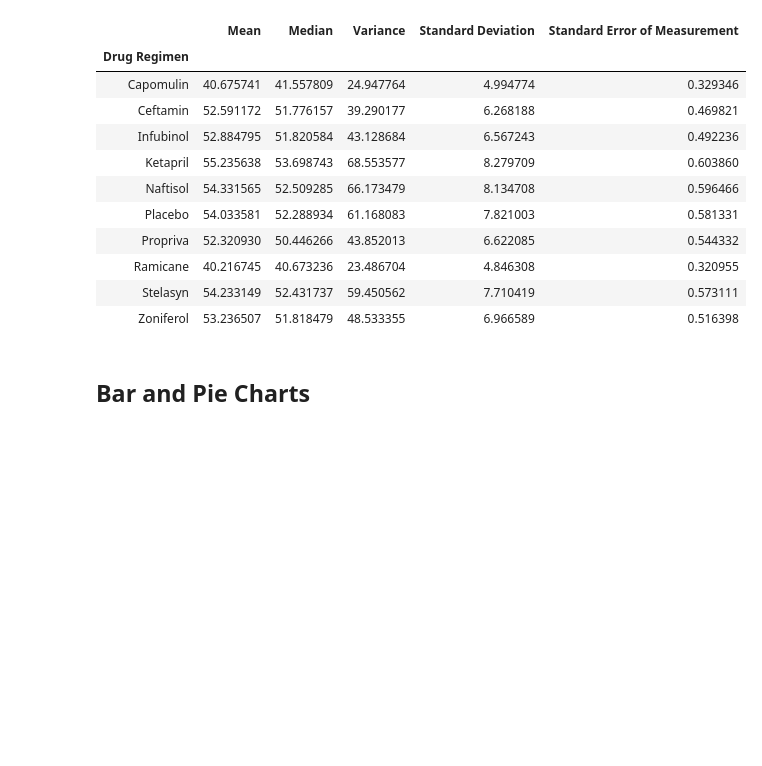
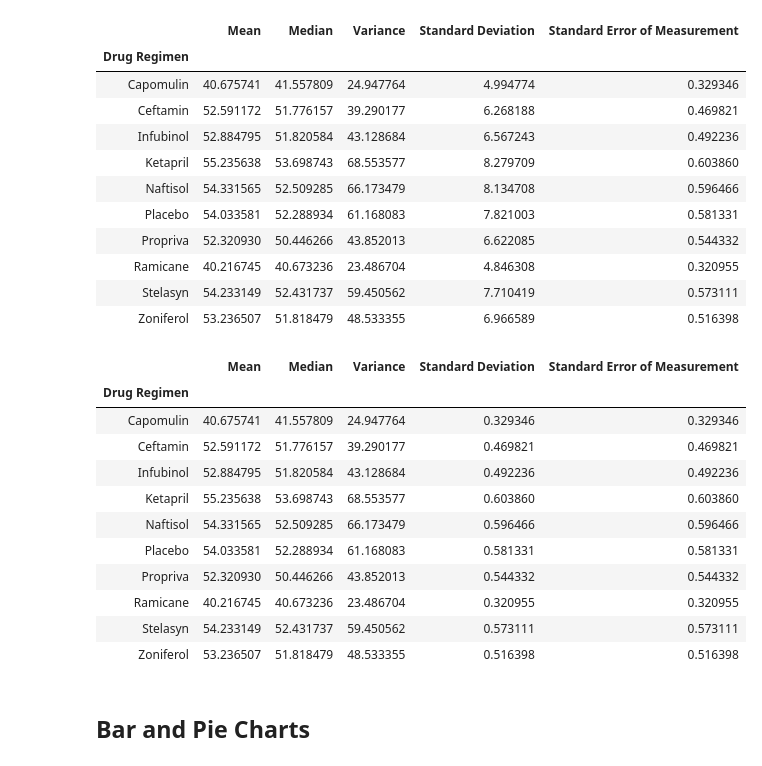
Before and after one commit to blt1339/matplotlib-challenge, a Jupyter notebook: Pymaceuticals/pymaceuticals.ipynb, the cells around one changed output. Cells and saved outputs as stored; diff of their text form; code cells hidden in the pictures; blank space fills up the shorter version.

Commit message:
Add code to create the summary statistics table using groupby and aggregate
Add code to create the summary statistics table using groupby and aggregate.

```diff
--- a/Pymaceuticals/pymaceuticals.ipynb
+++ b/Pymaceuticals/pymaceuticals.ipynb
@@ -136,8 +136,27 @@ tumor_volume_df
 | Zoniferol | 53.236507 | 51.818479 | 48.533355 | 6.966589 | 0.516398 |
 # %%
 # Generate a summary statistics table of mean, median, variance, standard deviation, and SEM of the tumor volume for each regimen
-
 # This method produces everything in a single groupby function
+summary_statistics_df = cleaned_combined_mouse_df.groupby('Drug Regimen')['Tumor Volume (mm3)'].agg([('Mean', 'mean'),
+                                                                                                     ("Median",'median'),
+                                                                                                     ("Variance",'var'),
+                                                                                                     ("Standard Deviation",'sem'),
+                                                                                                     ("Standard Error of Measurement",'sem')
+                                                                                                    ])
+summary_statistics_df
+# %% [output]
+|  | Mean | Median | Variance | Standard Deviation | Standard Error of Measurement |
+| Drug Regimen |  |  |  |  |  |
+| Capomulin | 40.675741 | 41.557809 | 24.947764 | 0.329346 | 0.329346 |
+| Ceftamin | 52.591172 | 51.776157 | 39.290177 | 0.469821 | 0.469821 |
+| Infubinol | 52.884795 | 51.820584 | 43.128684 | 0.492236 | 0.492236 |
+| Ketapril | 55.235638 | 53.698743 | 68.553577 | 0.603860 | 0.603860 |
+| Naftisol | 54.331565 | 52.509285 | 66.173479 | 0.596466 | 0.596466 |
+| Placebo | 54.033581 | 52.288934 | 61.168083 | 0.581331 | 0.581331 |
+| Propriva | 52.320930 | 50.446266 | 43.852013 | 0.544332 | 0.544332 |
+| Ramicane | 40.216745 | 40.673236 | 23.486704 | 0.320955 | 0.320955 |
+| Stelasyn | 54.233149 | 52.431737 | 59.450562 | 0.573111 | 0.573111 |
+| Zoniferol | 53.236507 | 51.818479 | 48.533355 | 0.516398 | 0.516398 |
 # %% [markdown]
 ## Bar and Pie Charts
 # %%
```
Also changed, not shown: parts of 1 cell of this notebook.
